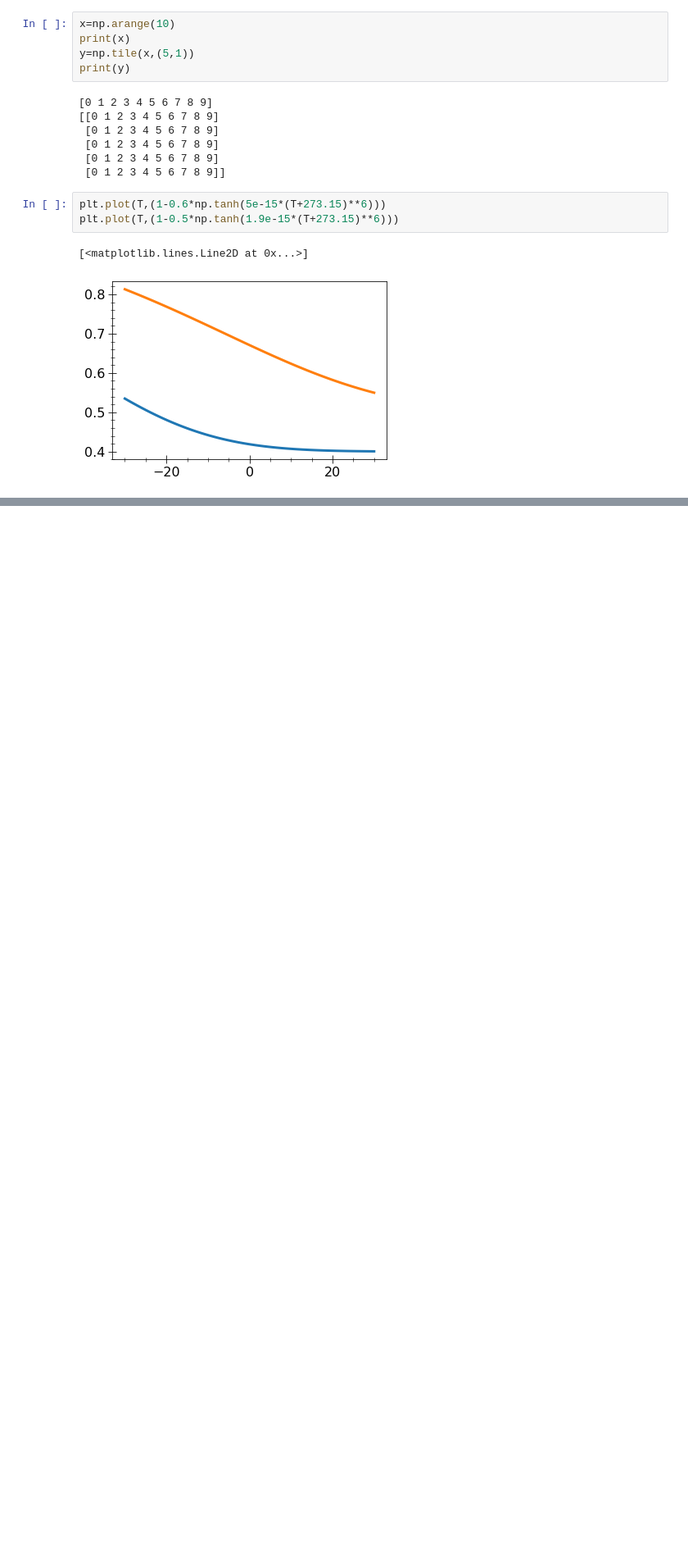
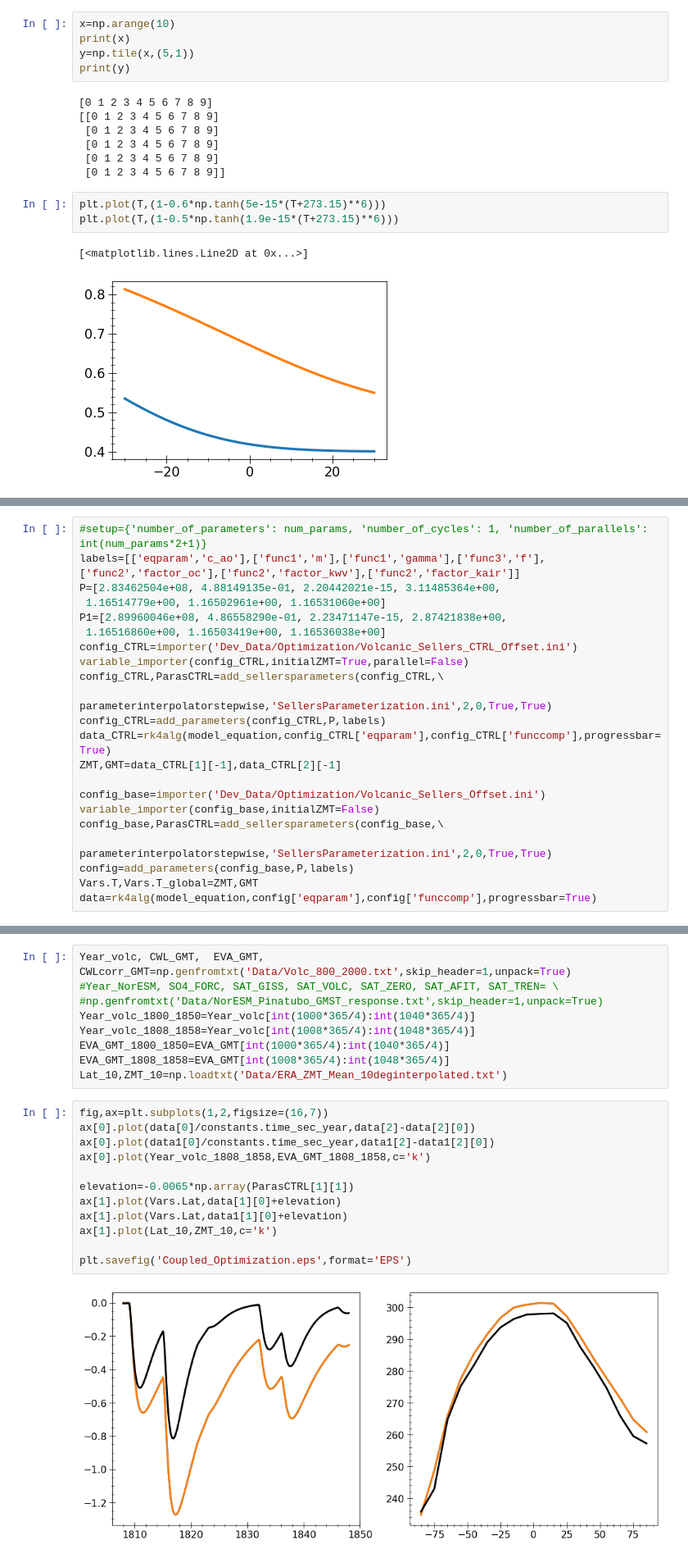
Before and after one commit to BenniSchmiedel/Low-dimensional-EBMs, a Jupyter notebook: Development_tests.ipynb, the cells around one changed output, grey strips where cells are left out. Shown: that part at 82% size. Saved outputs shown, nothing was run; the diff lists cells and outputs as text; blank space fills up the shorter version.

```diff
--- a/Development_tests.ipynb
+++ b/Development_tests.ipynb
@@ -260,0 +295,22 @@ plt.plot(T,(1-0.5*np.tanh(1.9e-15*(T+273.15)**6)))
+# %%
+#setup={'number_of_parameters': num_params, 'number_of_cycles': 1, 'number_of_parallels': int(num_params*2+1)}
+labels=[['eqparam','c_ao'],['func1','m'],['func1','gamma'],['func3','f'],['func2','factor_oc'],['func2','factor_kwv'],['func2','factor_kair']]
+P=[2.83462504e+08, 4.88149135e-01, 2.20442021e-15, 3.11485364e+00,
+ 1.16514779e+00, 1.16502961e+00, 1.16531060e+00]
+P1=[2.89960046e+08, 4.86558290e-01, 2.23471147e-15, 2.87421838e+00,
+ 1.16516860e+00, 1.16503419e+00, 1.16536038e+00]
+config_CTRL=importer('Dev_Data/Optimization/Volcanic_Sellers_CTRL_Offset.ini')
+variable_importer(config_CTRL,initialZMT=True,parallel=False)
+config_CTRL,ParasCTRL=add_sellersparameters(config_CTRL,\
+                                        parameterinterpolatorstepwise,'SellersParameterization.ini',2,0,True,True)
+config_CTRL=add_parameters(config_CTRL,P,labels)
+data_CTRL=rk4alg(model_equation,config_CTRL['eqparam'],config_CTRL['funccomp'],progressbar=True)
+ZMT,GMT=data_CTRL[1][-1],data_CTRL[2][-1]
+
+config_base=importer('Dev_Data/Optimization/Volcanic_Sellers_Offset.ini')
+variable_importer(config_base,initialZMT=False)
+config_base,ParasCTRL=add_sellersparameters(config_base,\
+                                    parameterinterpolatorstepwise,'SellersParameterization.ini',2,0,True,True)
+config=add_parameters(config_base,P,labels)
+Vars.T,Vars.T_global=ZMT,GMT
+data=rk4alg(model_equation,config['eqparam'],config['funccomp'],progressbar=True)
@@ -260,0 +324,23 @@ plt.plot(T,(1-0.5*np.tanh(1.9e-15*(T+273.15)**6)))
+# %%
+Year_volc, CWL_GMT,  EVA_GMT, CWLcorr_GMT=np.genfromtxt('Data/Volc_800_2000.txt',skip_header=1,unpack=True)
+#Year_NorESM, SO4_FORC, SAT_GISS, SAT_VOLC, SAT_ZERO, SAT_AFIT, SAT_TREN= \
+#np.genfromtxt('Data/NorESM_Pinatubo_GMST_response.txt',skip_header=1,unpack=True)
+Year_volc_1800_1850=Year_volc[int(1000*365/4):int(1040*365/4)]
+Year_volc_1808_1858=Year_volc[int(1008*365/4):int(1048*365/4)]
+EVA_GMT_1800_1850=EVA_GMT[int(1000*365/4):int(1040*365/4)]
+EVA_GMT_1808_1858=EVA_GMT[int(1008*365/4):int(1048*365/4)]
+Lat_10,ZMT_10=np.loadtxt('Data/ERA_ZMT_Mean_10deginterpolated.txt')
+# %%
+fig,ax=plt.subplots(1,2,figsize=(16,7))
+ax[0].plot(data[0]/constants.time_sec_year,data[2]-data[2][0])
+ax[0].plot(data1[0]/constants.time_sec_year,data1[2]-data1[2][0])
+ax[0].plot(Year_volc_1808_1858,EVA_GMT_1808_1858,c='k')
+
+elevation=-0.0065*np.array(ParasCTRL[1][1])
+ax[1].plot(Vars.Lat,data[1][0]+elevation)
+ax[1].plot(Vars.Lat,data1[1][0]+elevation)
+ax[1].plot(Lat_10,ZMT_10,c='k')
+
+plt.savefig('Coupled_Optimization.eps',format='EPS')
+# %% [output]
+[figure, added]
```
Also changed, not shown: parts of 5 cells of this notebook, 15 other files.
